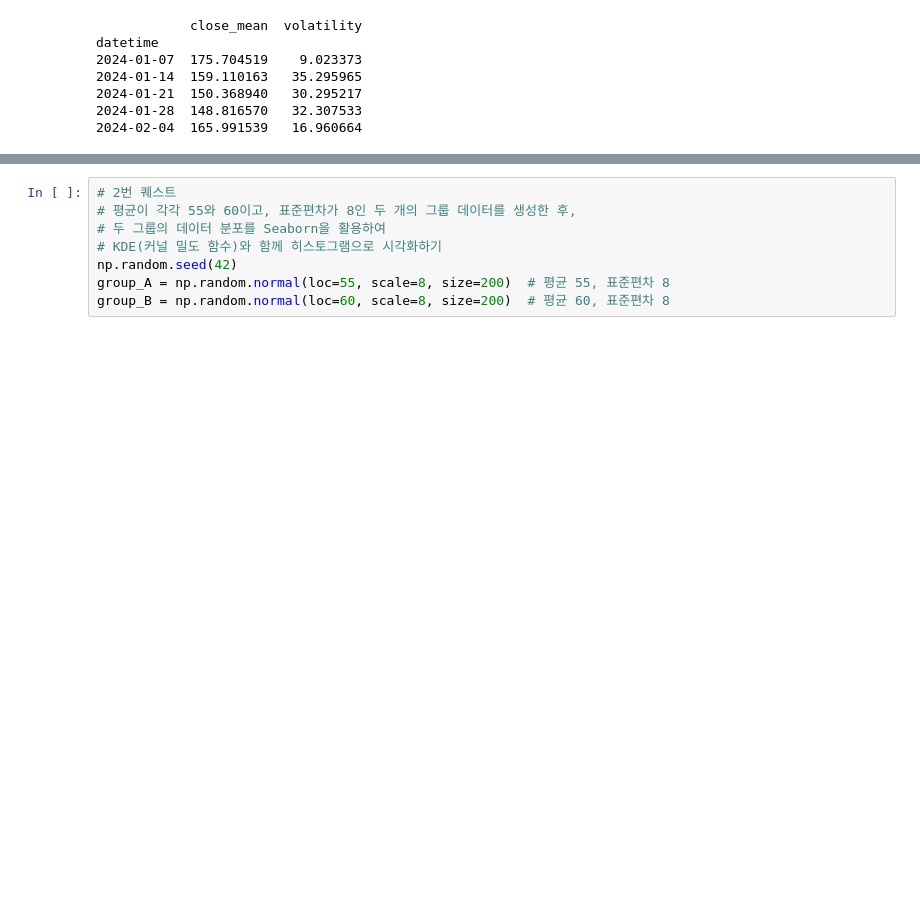
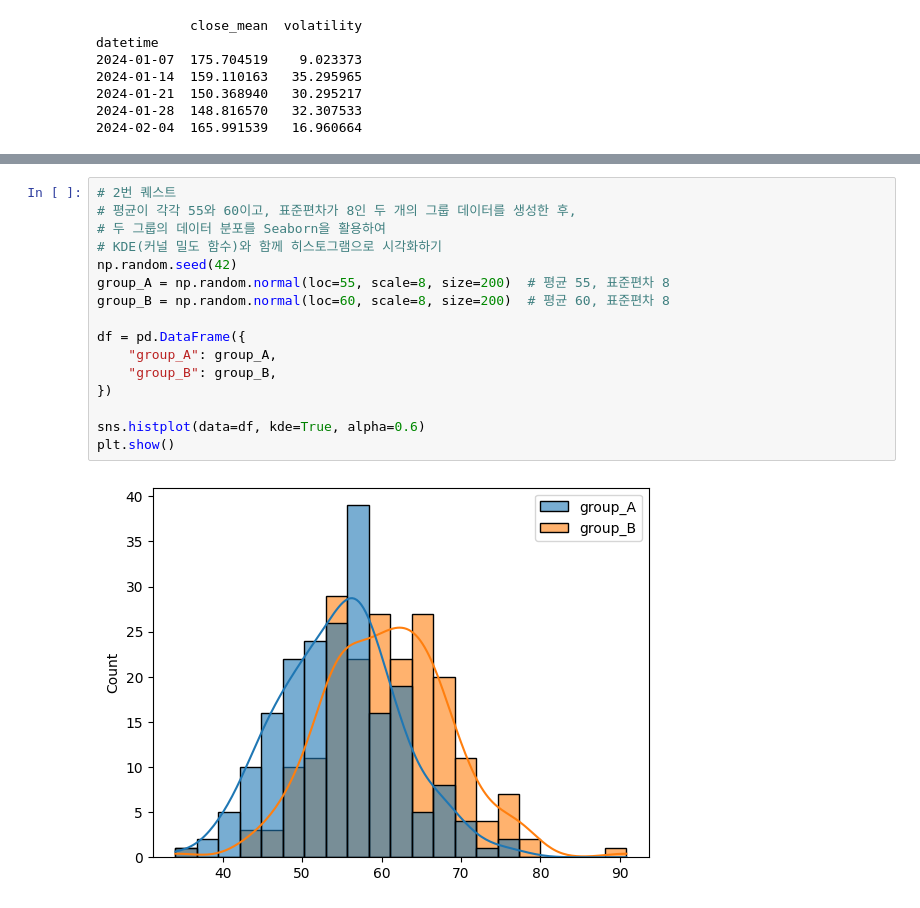
Before and after one commit to 100-hours-a-week/KTB4-whale-AI, a Jupyter notebook: 03_Weekly_Challenge/03_Matplotlib_Quests.ipynb, the cells around one changed output, grey strips where cells are left out. Cells and saved outputs as stored; diff of their text form; blank space fills up the shorter version.

```diff
--- a/03_Weekly_Challenge/03_Matplotlib_Quests.ipynb
+++ b/03_Weekly_Challenge/03_Matplotlib_Quests.ipynb
@@ -1241,11 +1481,21 @@ data = np.random.normal(loc=70, scale=20, size=1000)
 # %%
 # 2번 퀘스트
 # 평균이 각각 55와 60이고, 표준편차가 8인 두 개의 그룹 데이터를 생성한 후,
 # 두 그룹의 데이터 분포를 Seaborn을 활용하여
 # KDE(커널 밀도 함수)와 함께 히스토그램으로 시각화하기
 np.random.seed(42)
 group_A = np.random.normal(loc=55, scale=8, size=200)  # 평균 55, 표준편차 8
 group_B = np.random.normal(loc=60, scale=8, size=200)  # 평균 60, 표준편차 8
+
+df = pd.DataFrame({
+    "group_A": group_A,
+    "group_B": group_B,
+})
+
+sns.histplot(data=df, kde=True, alpha=0.6)
+plt.show()
+# %% [output]
+[figure, added]
 # %%
 # 3번 퀘스트
 # 광고 A를 본 500명 중 120명이 클릭하였고,
```
Also changed, not shown: parts of 17 cells of this notebook, 1 other file.
